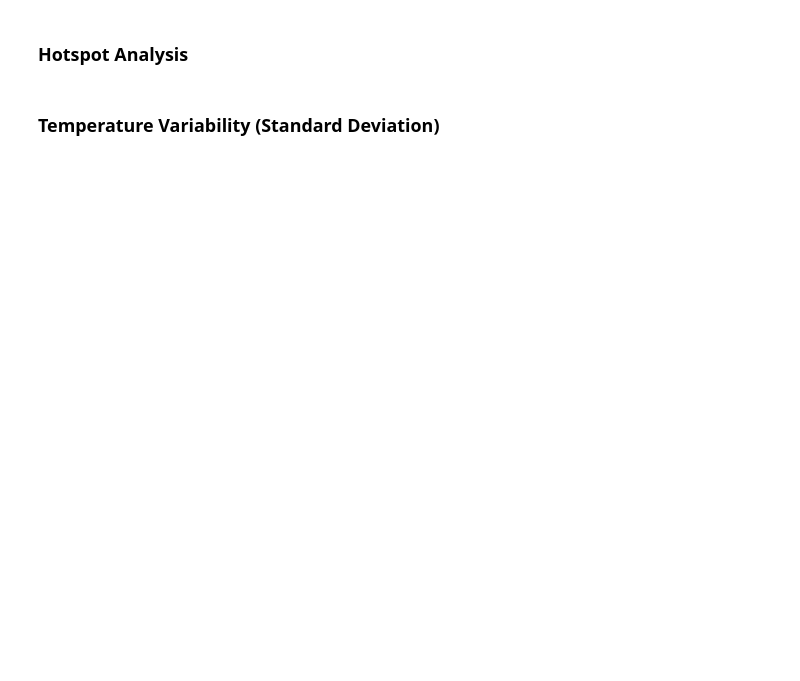
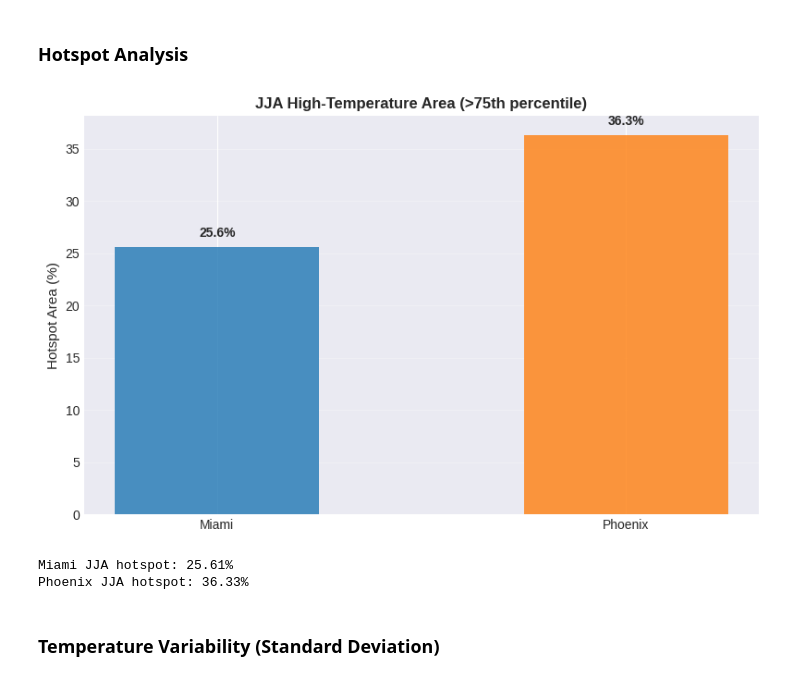
Before and after one commit to cchen744/uhi-extreme-heat-response, a Jupyter notebook: lst-htIndex-compare/LST_analysis.ipynb, the cells around one changed output. Cells and saved outputs as stored; diff of their text form; code cells hidden in the pictures; blank space fills up the shorter version.

Commit message:
Basic statistics finished; should lower QA to get more temp data.

```diff
--- a/lst-htIndex-compare/LST_analysis.ipynb
+++ b/lst-htIndex-compare/LST_analysis.ipynb
@@ -282,0 +172,14 @@ print("✓ Saved: temperature_trends_comparison.png")
+# %%
+miami_results = miami_pipeline.run(export_geotiff=True)
+phoenix_results = phoenix_pipeline.run(export_geotiff=True)
+
+# Extract statistics dataframes
+miami_stats = miami_results['statistics']
+phoenix_stats = phoenix_results['statistics']
+
+# Add city column and concatenate
+miami_stats['city'] = 'Miami'
+phoenix_stats['city'] = 'Phoenix'
+combined = pd.concat([miami_stats, phoenix_stats], ignore_index=True)
+
+print(combined)
@@ -375,3 +254,51 @@ print("✓ Saved: hotspot_analysis.png")
+# %%
+# Compute hotspot percentage from GEE images
+def get_hotspot_pct(image, region):
+    """% of pixels > 75th percentile"""
+    threshold = image.reduceRegion(
+        ee.Reducer.percentile([75]),
+        region,
+        scale=1000
+    ).getInfo()
+
+    threshold_val = list(threshold.values())[0]
+    hotspot_mask = image.gte(threshold_val)
+    total_pixels = image.reduceRegion(ee.Reducer.count(), region, 1000).getInfo()
+    hotspot_pixels = hotspot_mask.reduceRegion(ee.Reducer.sum(), region, 1000).getInfo()
+
+    count = list(total_pixels.values())[0]
+    hotspots = list(hotspot_pixels.values())[0]
+    return (hotspots / count * 100) if count > 0 else 0
+
+miami_jja_mean = ee.ImageCollection(list(miami_results['jja_data_gee'].values())).mean()
+phoenix_jja_mean = ee.ImageCollection(list(phoenix_results['jja_data_gee'].values())).mean()
+
+miami_hotspot = get_hotspot_pct(miami_jja_mean, config_miami.create_geom())
+phoenix_hotspot = get_hotspot_pct(phoenix_jja_mean, config_phoenix.create_geom())
+
+# Plot
+fig, ax = plt.subplots(figsize=(8, 5))
+cities = ['Miami', 'Phoenix']
+hotspots = [miami_hotspot, phoenix_hotspot]
+
+ax.bar(cities, hotspots, color=['#1f77b4', '#ff7f0e'], alpha=0.8, width=0.5)
+ax.set_ylabel('Hotspot Area (%)', fontsize=11)
+ax.set_title('JJA High-Temperature Area (>75th percentile)', fontweight='bold', fontsize=12)
+ax.grid(True, alpha=0.3, axis='y')
+
+for i, v in enumerate(hotspots):
+    ax.text(i, v + 1, f'{v:.1f}%', ha='center', fontweight='bold')
+
+plt.tight_layout()
+plt.savefig('./outputs/hotspot_jja_comparison.png', dpi=150, bbox_inches='tight')
+plt.show()
+
+print(f"Miami JJA hotspot: {miami_hotspot:.2f}%")
+print(f"Phoenix JJA hotspot: {phoenix_hotspot:.2f}%")
+# %% [output]
+[figure, added]
+Miami JJA hotspot: 25.61%
+Phoenix JJA hotspot: 36.33%
 # %% [markdown]
 ### Temperature Variability (Standard Deviation)
 # %%
```
Also changed, not shown: parts of 33 cells of this notebook.
